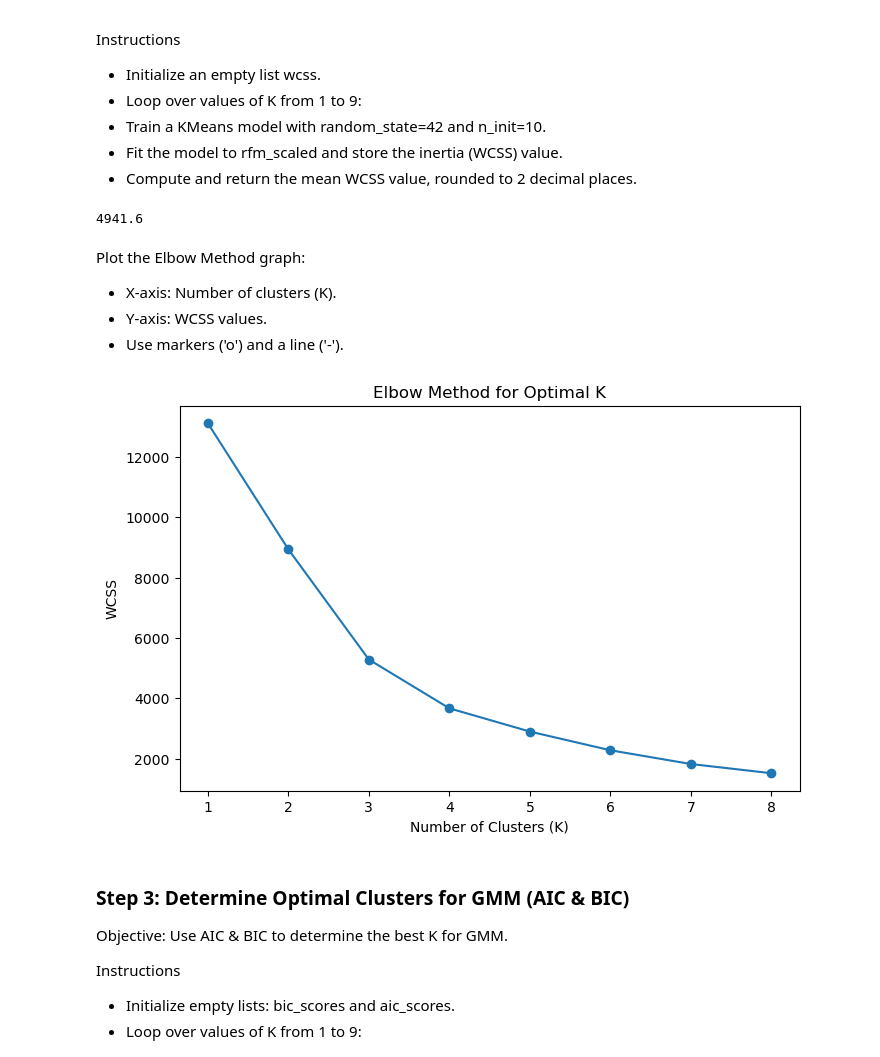
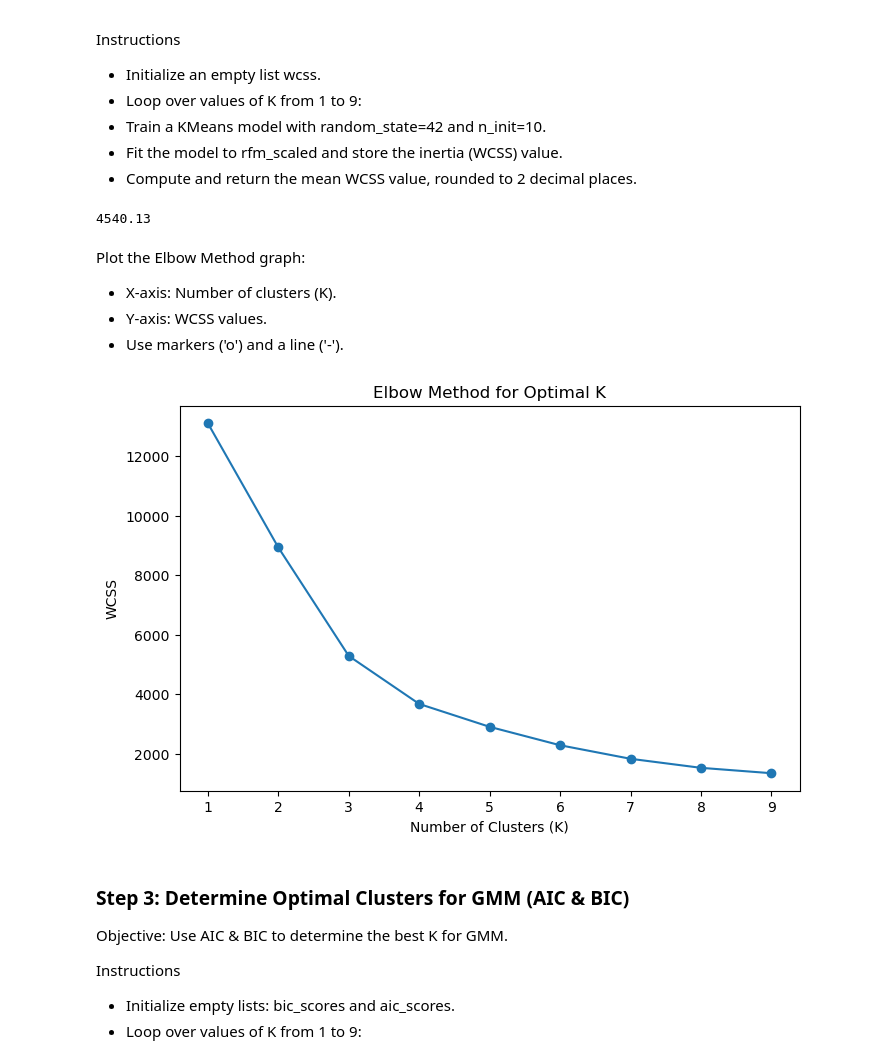
Before and after one commit to marhas109/ds08_all, a Jupyter notebook: mod7_CG_C08_M07.ipynb, the cells around one changed output. Saved outputs shown, nothing was run; the diff lists cells and outputs as text; code cells hidden in the pictures.

```diff
--- a/mod7_CG_C08_M07.ipynb
+++ b/mod7_CG_C08_M07.ipynb
@@ -83,11 +83,10 @@ rfm = df.groupby("CustomerID").agg({
 })
 
 # Rename columns for clarity
-rfm = rfm.rename(columns={'InvoiceDate': 'Recency',
-                    'InvoiceNo': 'Frequency', 'UnitPrice': 'Monetary_Value'})
+rfm.columns = ['Recency', 'Frequency', 'Monetary']
 
 # Remove negative or zero values (outliers)
-rfm = rfm[rfm.ge(0).all(1)]
+rfm = rfm[(rfm['Monetary'] > 0) & (rfm['Frequency'] > 0)]
 
 # Scale
 scaler = StandardScaler()
@@ -112,7 +111,7 @@ Instructions
 
 # WCSS for k-means
 wcss = []
-k_values = range(1, 9)
+k_values = range(1, 10)
 
 # for loop
 for k in k_values:
@@ -121,9 +120,9 @@ for k in k_values:
     wcss.append(kmeans.inertia_)
 
 # WCSS returned
-round(sum(wcss) / len(wcss), 2)
+round(np.mean(wcss), 2)
 # %% [output]
-4941.6
+4540.13
 # %% [markdown]
 Plot the Elbow Method graph:
 * X-axis: Number of clusters (K).
@@ -132,14 +131,14 @@ Plot the Elbow Method graph:
 # %%
 # Plot Elbow Method
 
 plt.figure(figsize=(8, 5))
-plt.plot(range(1, 9), wcss, marker='o', linestyle='-')
+plt.plot(range(1, 10), wcss, marker='o', linestyle='-')
 plt.xlabel("Number of Clusters (K)")
 plt.ylabel("WCSS")
 plt.title("Elbow Method for Optimal K")
 plt.show()
 # %% [output]
-[figure, old version]
+[figure, new version]
 # %% [markdown]
 ### Step 3: Determine Optimal Clusters for GMM (AIC & BIC)
 Objective: Use AIC & BIC to determine the best K for GMM.
```
Also changed, not shown: parts of 5 cells of this notebook.
